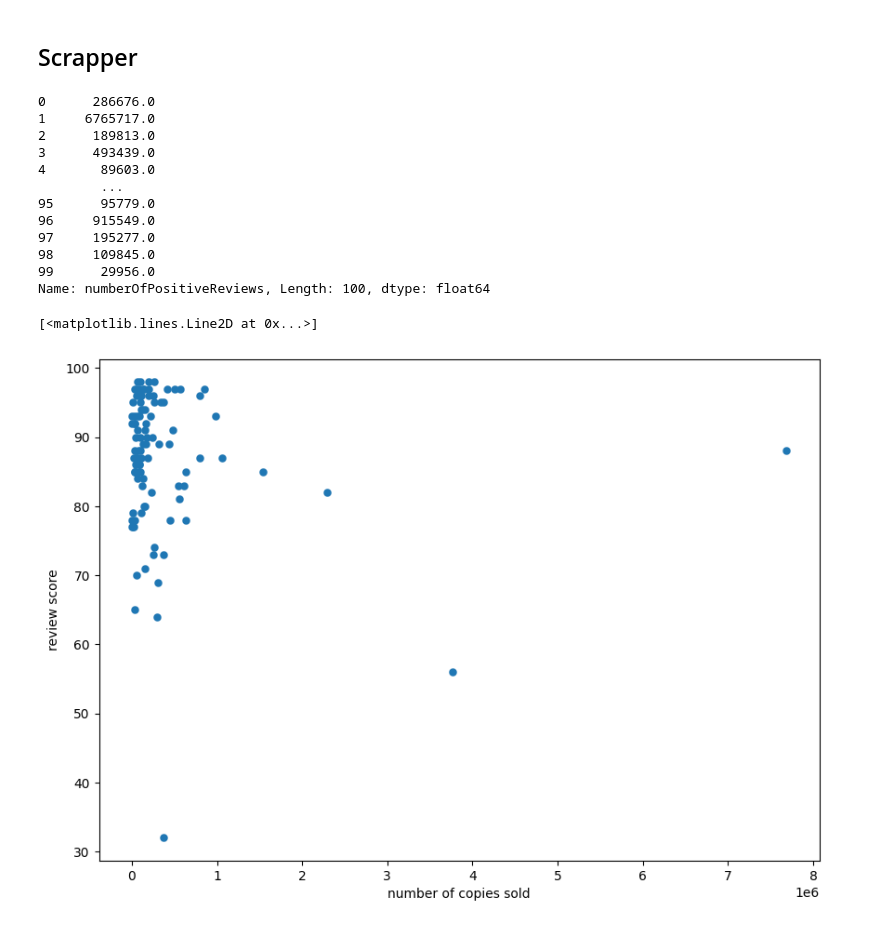
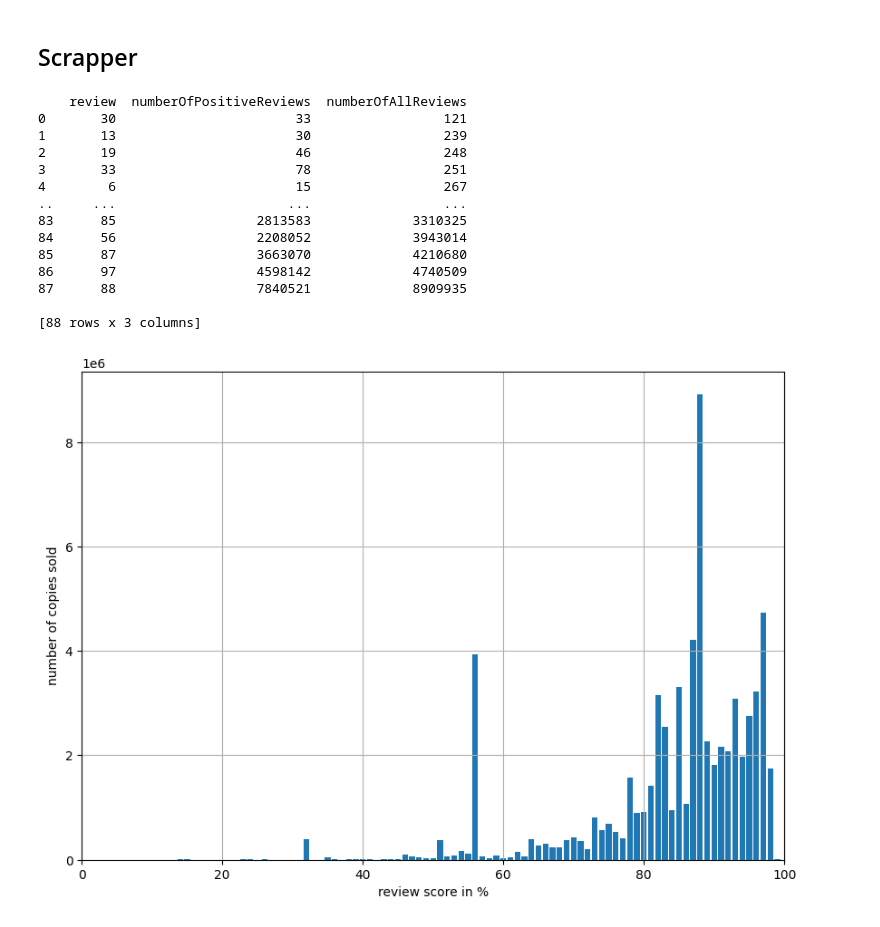
Before and after one commit to JarKolod/SteamStoreScrapper, a Jupyter notebook: SteamStoreScrapper.ipynb, the cells around one changed output. Cells and saved outputs as stored; diff of their text form; code cells hidden in the pictures.

Commit message:
add new graphs

```diff
--- a/SteamStoreScrapper.ipynb
+++ b/SteamStoreScrapper.ipynb
@@ -16,26 +16,32 @@ indices = {
     'tag3' : 8
     }
 # %%
-df = pd.read_csv('gamesprices.csv')
+df = pd.read_csv('gamesInfo.csv')
 
-print(df['numberOfPositiveReviews'])
+df = df.groupby('review').sum('numberOfAllReviews').sort_values('numberOfAllReviews',ascending=True)
+df = df.reset_index(level=0)
+print(df)
 
 fig, ax = plt.subplots(figsize=(10,7))
-ax.set_xlabel('number of copies sold')
-ax.set_ylabel('review score')
-ax.plot(df['numberOfAllReviews'], df['review'],marker='o', linestyle='', markeredgewidth=0.1)
+
+ax.set_xlabel('review score in %')
+ax.set_ylabel('number of copies sold')
+ax.set_xlim(0,100)
+ax.bar(df['review'], df['numberOfAllReviews'])
+ax.grid('both')
 # %% [output]
-0      286676.0
-1     6765717.0
-2      189813.0
-3      493439.0
-4       89603.0
-        ...
-95      95779.0
-96     915549.0
-97     195277.0
-98     109845.0
-99      29956.0
-Name: numberOfPositiveReviews, Length: 100, dtype: float64
+    review  numberOfPositiveReviews  numberOfAllReviews
+0       30                       33                 121
+1       13                       30                 239
+2       19                       46                 248
+3       33                       78                 251
+4        6                       15                 267
+..     ...                      ...                 ...
+83      85                  2813583             3310325
+84      56                  2208052             3943014
+85      87                  3663070             4210680
+86      97                  4598142             4740509
+87      88                  7840521             8909935
+
+[88 rows x 3 columns]
-[<matplotlib.lines.Line2D at 0x...>]
-[figure, old version]
+[figure, new version]
```
Also changed, not shown: parts of 2 cells of this notebook.
